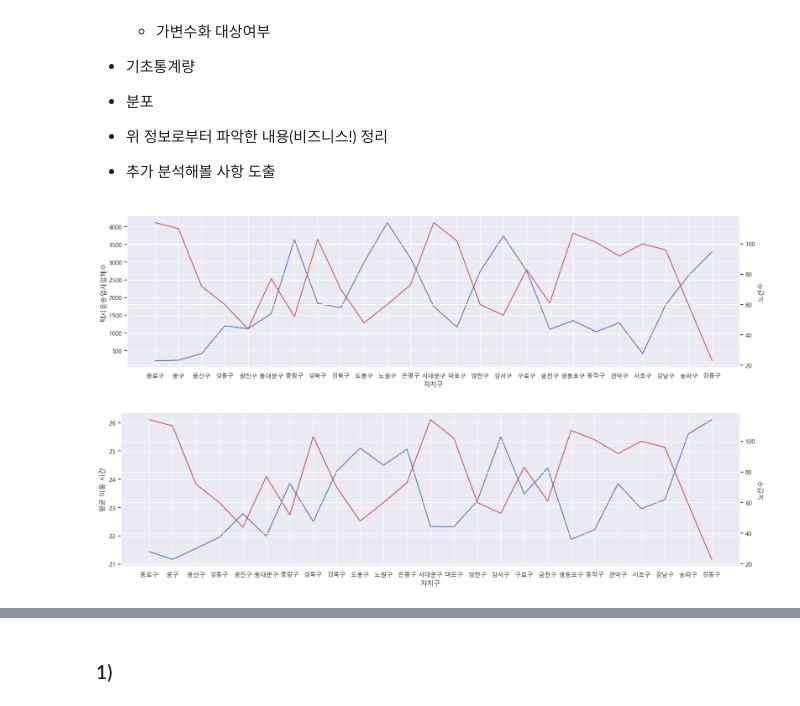
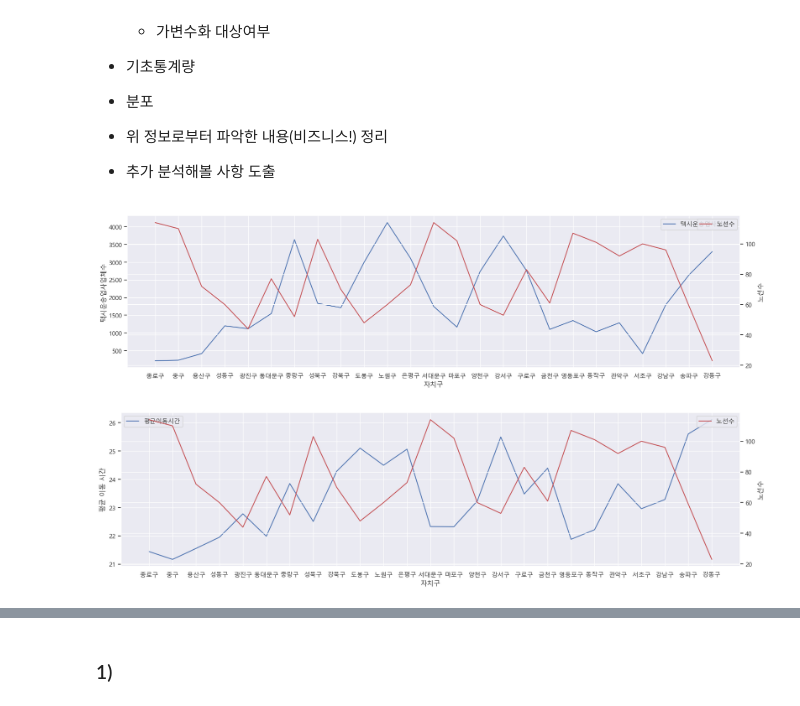
Before and after one commit to won4513/mini1, a Jupyter notebook: code/1.5 데이터 불러오기 및 분석(EDA)_1차_데이터 분석.ipynb, the cells around one changed output, grey strips where cells are left out. Saved outputs shown, nothing was run; the diff lists cells and outputs as text; code cells hidden in the pictures.

```diff
--- a/code/1.5 데이터 불러오기 및 분석(EDA)_1차_데이터 분석.ipynb
+++ b/code/1.5 데이터 불러오기 및 분석(EDA)_1차_데이터 분석.ipynb
@@ -238,24 +238,23 @@ sns.set(font="Malgun Gothic",#"NanumGothicCoding",
 import scipy.stats as spst
 # %%
 plt.figure(figsize = (20,5))
-sns.lineplot(seoul_df['자치구'],seoul_df['택시운송업사업체수'],color = 'b')
+sns.lineplot(seoul_df['자치구'],seoul_df['택시운송업사업체수'],color = 'b', label = '택시운송업사업체수')
 plt.twinx()
 
-sns.lineplot(seoul_df['자치구'],seoul_df['노선수'],color = 'r')
+sns.lineplot(seoul_df['자치구'],seoul_df['노선수'],color = 'r', label = '노선수')
 
 plt.show()
 # %% [output]
-[figure, old version]
+[figure, new version]
 # %%
 plt.figure(figsize = (20,5))
-sns.lineplot(seoul_df['자치구'],seoul_df['평균 이동 시간'],color = 'b')
+sns.lineplot(seoul_df['자치구'],seoul_df['평균 이동 시간'],color = 'b', label = '평균이동시간')
 plt.twinx()
 
-sns.lineplot(seoul_df['자치구'],seoul_df['노선수'],color = 'r')
-
+sns.lineplot(seoul_df['자치구'],seoul_df['노선수'],color = 'r', label = '노선수')
 plt.show()
 # %% [output]
-[figure, old version]
+[figure, new version]
 # %%
 seoul_df2.head()
 # %% [output]
```
Also changed, not shown: parts of 2 cells of this notebook.
